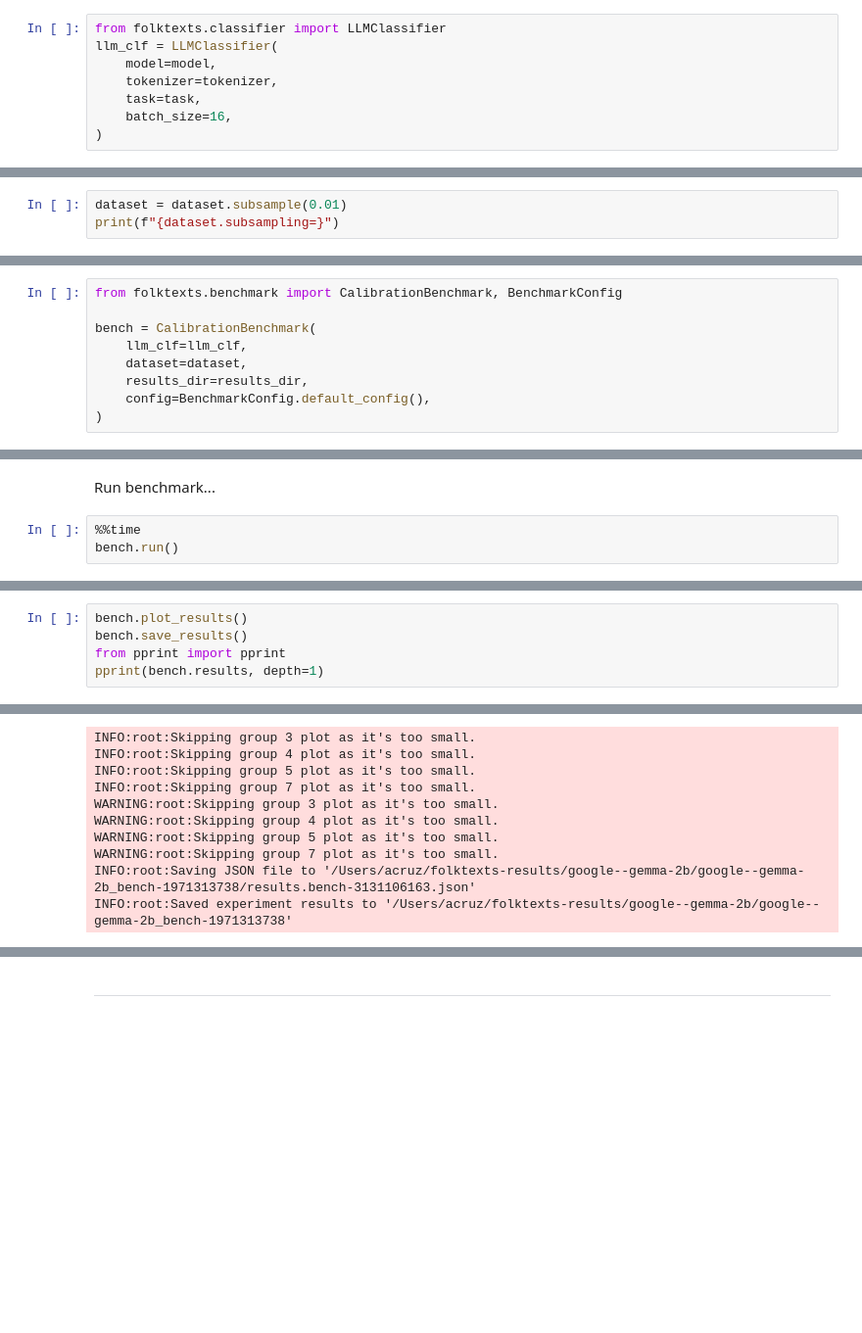
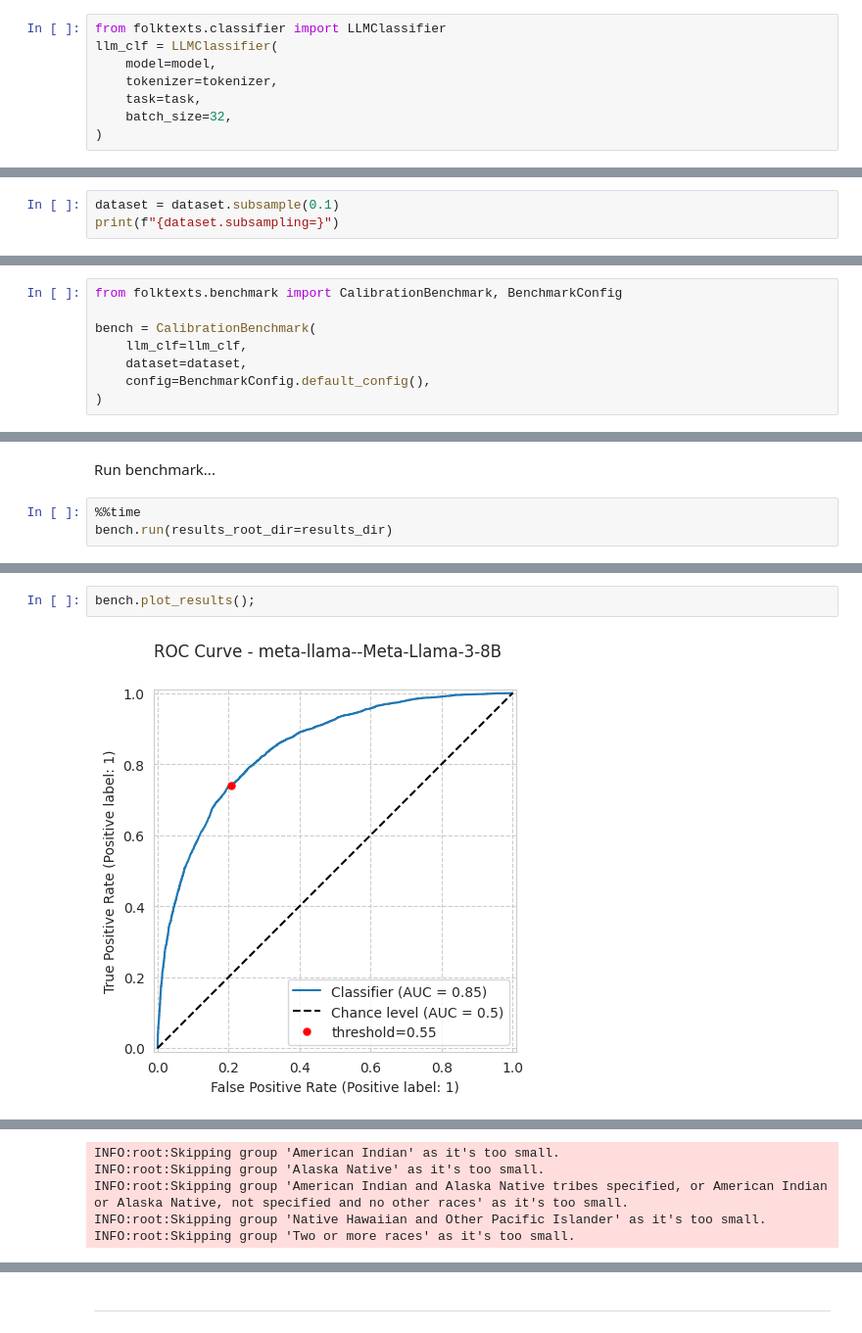
Before and after one commit to socialfoundations/folktexts, a Jupyter notebook: notebooks/run-benchmark.ipynb, the cells around one changed output, grey strips where cells are left out. Shown at 98% size. Cells and saved outputs as stored; diff of their text form; blank space fills up the shorter version.

```diff
--- a/notebooks/run-benchmark.ipynb
+++ b/notebooks/run-benchmark.ipynb
@@ -65,7 +63,7 @@ llm_clf = LLMClassifier(
     model=model,
     tokenizer=tokenizer,
     task=task,
-    batch_size=16,
+    batch_size=32,
 )
 # %% [markdown]
 ### Load Dataset
@@ -80,6 +78,6 @@ Wall time: 43.1 s
 # %% [markdown]
 Optionally, subsample to quickly get approximate results:
 # %%
-dataset = dataset.subsample(0.01)
+dataset = dataset.subsample(0.1)
 print(f"{dataset.subsampling=}")
 # %% [output]
@@ -95,7 +93,6 @@ from folktexts.benchmark import CalibrationBenchmark, BenchmarkConfig
 bench = CalibrationBenchmark(
     llm_clf=llm_clf,
     dataset=dataset,
-    results_dir=results_dir,
     config=BenchmarkConfig.default_config(),
 )
 # %% [output]
@@ -127,5 +122,5 @@ LLMClassifier(encode_row=functools.partial(<function encode_row_prompt at 0x...>
 Run benchmark...
 # %%
 %%time
-bench.run()
+bench.run(results_root_dir=results_dir)
 # %% [output]
@@ -148,6 +151,4 @@ Wall time: 9min 31s
 # %%
-bench.plot_results()
-bench.save_results()
-from pprint import pprint
-pprint(bench.results, depth=1)
+bench.plot_results();
 # %% [output]
+[figure, added]
@@ -154,10 +158,5 @@ pprint(bench.results, depth=1)
-INFO:root:Skipping group 3 plot as it's too small.
-INFO:root:Skipping group 4 plot as it's too small.
-INFO:root:Skipping group 5 plot as it's too small.
-INFO:root:Skipping group 7 plot as it's too small.
-WARNING:root:Skipping group 3 plot as it's too small.
-WARNING:root:Skipping group 4 plot as it's too small.
-WARNING:root:Skipping group 5 plot as it's too small.
-WARNING:root:Skipping group 7 plot as it's too small.
-INFO:root:Saving JSON file to '/Users/acruz/folktexts-results/google--gemma-2b/google--gemma-2b_bench-1971313738/results.bench-3131106163.json'
-INFO:root:Saved experiment results to '/Users/acruz/folktexts-results/google--gemma-2b/google--gemma-2b_bench-1971313738'
+INFO:root:Skipping group 'American Indian' as it's too small.
+INFO:root:Skipping group 'Alaska Native' as it's too small.
+INFO:root:Skipping group 'American Indian and Alaska Native tribes specified, or American Indian or Alaska Native, not specified and no other races' as it's too small.
+INFO:root:Skipping group 'Native Hawaiian and Other Pacific Islander' as it's too small.
+INFO:root:Skipping group 'Two or more races' as it's too small.
```
Also changed, not shown: parts of 11 cells of this notebook, 6 other files.
